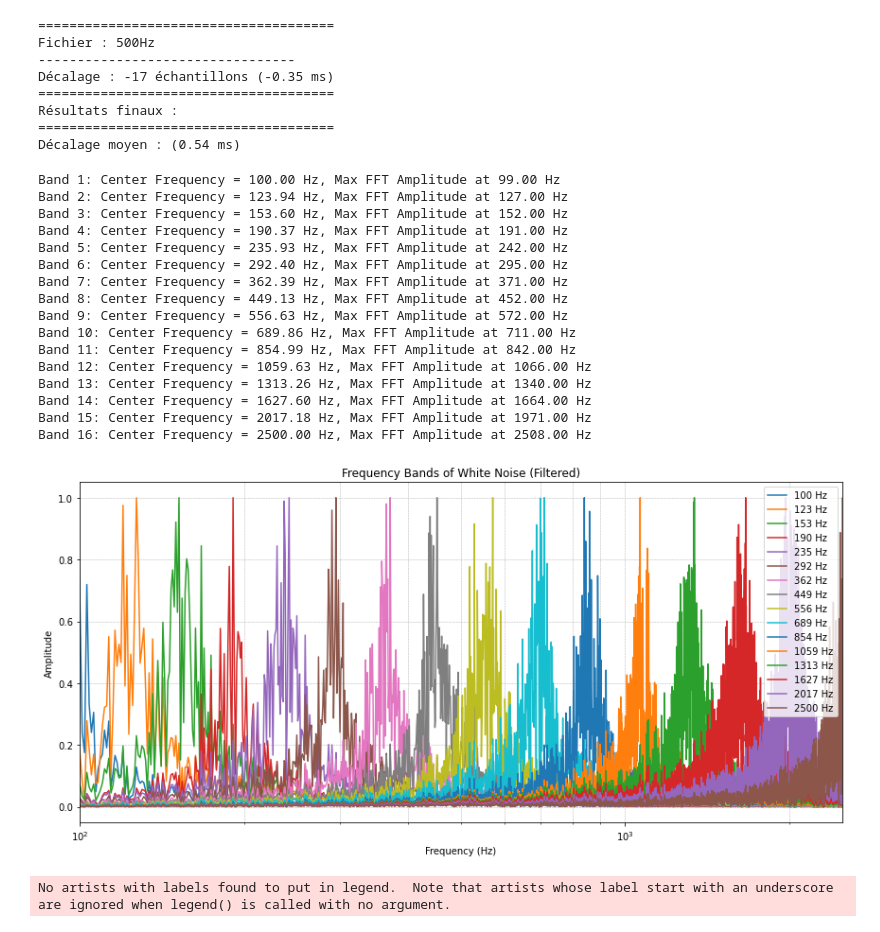
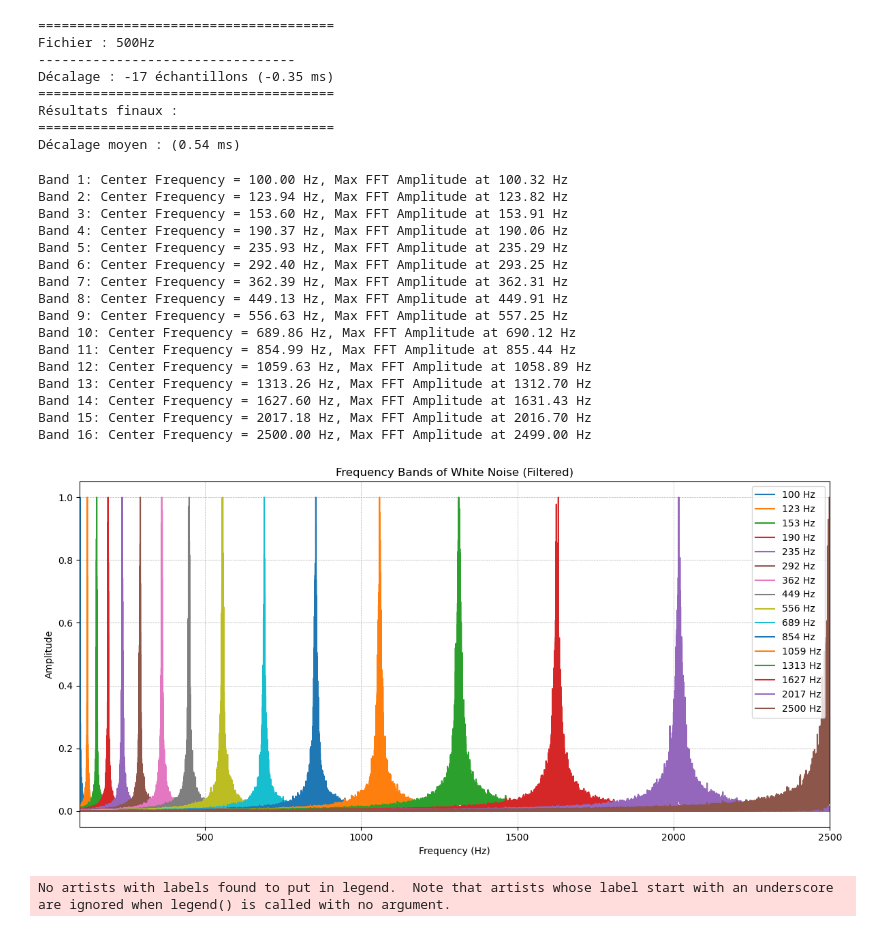
Before and after one commit to brian-team/brian2ros, a Jupyter notebook: src/ros_standalone/examples/microphone/cross_correlation.ipynb, the cells around one changed output. Saved outputs shown, nothing was run; the diff lists cells and outputs as text; code cells hidden in the pictures.

```diff
--- a/src/ros_standalone/examples/microphone/cross_correlation.ipynb
+++ b/src/ros_standalone/examples/microphone/cross_correlation.ipynb
@@ -102,7 +102,7 @@ def BPF(f_min, f_max, sample_rate, nb_band, BW):
     nb_band: Number of bands to create
     BW: Bandwidth factor
     """
-    duration = 1  # Duration of the white noise in seconds
+    duration = 100  # Duration of the white noise in seconds
 
     # Generate white noise
     noise = np.random.normal(0, 1, sample_rate * duration)
@@ -146,48 +146,48 @@ def BPF(f_min, f_max, sample_rate, nb_band, BW):
 # %%
 f_min = 100
 f_max = 2500
 nb_band = 16
-BW = 0.1
+BW = 0.01
 
 y, f_center = BPF(f_min, f_max, sample_rate, nb_band, BW)
 # Affichage du spectre
 plt.figure(figsize=(12, 6))
 plt.title("Frequency Bands of White Noise (Filtered)")
 plt.xlabel("Frequency (Hz)")
 plt.ylabel("Amplitude")
-plt.xscale('log')
+#plt.xscale('log')
 plt.grid(which='both', linestyle='--', linewidth=0.5)
 plt.xlim(f_min, f_max)
 
 for i, y_n in enumerate(y):
     y_fft = np.fft.fft(y_n)
     freqs = np.fft.fftfreq(len(y_n), 1 / sample_rate)
     plt.plot(freqs[:len(freqs)//2], np.abs(y_fft[:len(freqs)//2]) / max(np.abs(y_fft)), label=f"{int(f_center[i])} Hz")
     max_idx = np.argmax(np.abs(y_fft[:len(freqs)//2]))
     max_freq = freqs[max_idx]
     print(f"Band {i+1}: Center Frequency = {f_center[i]:.2f} Hz, Max FFT Amplitude at {max_freq:.2f} Hz")
 
 plt.legend(loc='upper right')
 plt.tight_layout()
 plt.show()
 # %% [output]
-Band 1: Center Frequency = 100.00 Hz, Max FFT Amplitude at 99.00 Hz
-Band 2: Center Frequency = 123.94 Hz, Max FFT Amplitude at 127.00 Hz
-Band 3: Center Frequency = 153.60 Hz, Max FFT Amplitude at 152.00 Hz
-Band 4: Center Frequency = 190.37 Hz, Max FFT Amplitude at 191.00 Hz
-Band 5: Center Frequency = 235.93 Hz, Max FFT Amplitude at 242.00 Hz
-Band 6: Center Frequency = 292.40 Hz, Max FFT Amplitude at 295.00 Hz
-Band 7: Center Frequency = 362.39 Hz, Max FFT Amplitude at 371.00 Hz
-Band 8: Center Frequency = 449.13 Hz, Max FFT Amplitude at 452.00 Hz
-Band 9: Center Frequency = 556.63 Hz, Max FFT Amplitude at 572.00 Hz
-Band 10: Center Frequency = 689.86 Hz, Max FFT Amplitude at 711.00 Hz
-Band 11: Center Frequency = 854.99 Hz, Max FFT Amplitude at 842.00 Hz
-Band 12: Center Frequency = 1059.63 Hz, Max FFT Amplitude at 1066.00 Hz
-Band 13: Center Frequency = 1313.26 Hz, Max FFT Amplitude at 1340.00 Hz
-Band 14: Center Frequency = 1627.60 Hz, Max FFT Amplitude at 1664.00 Hz
-Band 15: Center Frequency = 2017.18 Hz, Max FFT Amplitude at 1971.00 Hz
-Band 16: Center Frequency = 2500.00 Hz, Max FFT Amplitude at 2508.00 Hz
+Band 1: Center Frequency = 100.00 Hz, Max FFT Amplitude at 100.32 Hz
+Band 2: Center Frequency = 123.94 Hz, Max FFT Amplitude at 123.82 Hz
+Band 3: Center Frequency = 153.60 Hz, Max FFT Amplitude at 153.91 Hz
+Band 4: Center Frequency = 190.37 Hz, Max FFT Amplitude at 190.06 Hz
+Band 5: Center Frequency = 235.93 Hz, Max FFT Amplitude at 235.29 Hz
+Band 6: Center Frequency = 292.40 Hz, Max FFT Amplitude at 293.25 Hz
+Band 7: Center Frequency = 362.39 Hz, Max FFT Amplitude at 362.31 Hz
+Band 8: Center Frequency = 449.13 Hz, Max FFT Amplitude at 449.91 Hz
+Band 9: Center Frequency = 556.63 Hz, Max FFT Amplitude at 557.25 Hz
+Band 10: Center Frequency = 689.86 Hz, Max FFT Amplitude at 690.12 Hz
+Band 11: Center Frequency = 854.99 Hz, Max FFT Amplitude at 855.44 Hz
+Band 12: Center Frequency = 1059.63 Hz, Max FFT Amplitude at 1058.89 Hz
+Band 13: Center Frequency = 1313.26 Hz, Max FFT Amplitude at 1312.70 Hz
+Band 14: Center Frequency = 1627.60 Hz, Max FFT Amplitude at 1631.43 Hz
+Band 15: Center Frequency = 2017.18 Hz, Max FFT Amplitude at 2016.70 Hz
+Band 16: Center Frequency = 2500.00 Hz, Max FFT Amplitude at 2499.00 Hz
-[figure, old version]
+[figure, new version]
 # %%
 BW_test = np.linspace(0.01, 1, 100)
 y_BW_test = []
```
Also changed, not shown: parts of 2 cells of this notebook, 6 other files.
